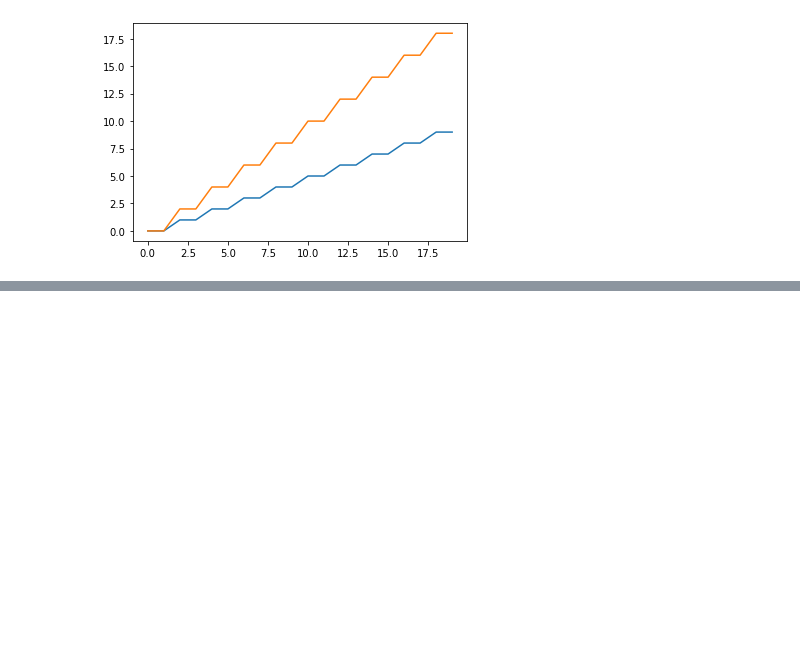
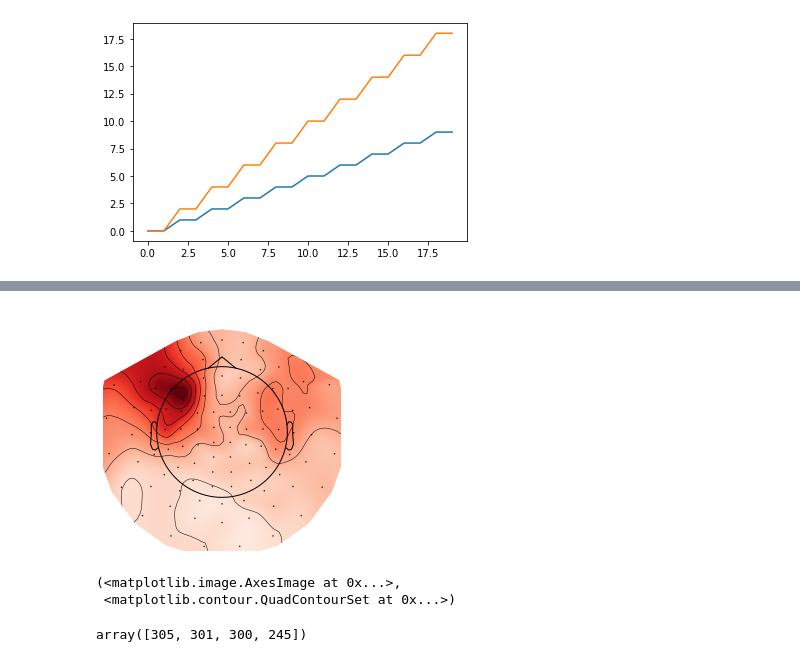
Before and after one commit to ricsinaruto/MEG-transfer-decoding, a Jupyter notebook: scripts/stats.ipynb, the cells around one changed output, grey strips where cells are left out. Saved outputs shown, nothing was run; the diff lists cells and outputs as text; code cells hidden in the pictures; blank space fills up the shorter version.

```diff
--- a/scripts/stats.ipynb
+++ b/scripts/stats.ipynb
@@ -65,0 +87,15 @@ plt.xlim([-1000, 1150])
+# %%
+raw = raw.pick('grad')
+# %%
+grads = []
+for i in range(102):
+    grads.append(raw.info['chs'][i*2]['loc'][:3])
+
+grads = np.array(grads)
+dist_matrix = distance_matrix(grads, grads)
+# %%
+closest_k = []
+k = 1
+for i in range(102):
+    idx = np.argpartition(dist_matrix[i], k)
+    closest_k.append(idx[:k])
@@ -65,0 +117,16 @@ plt.xlim([-1000, 1150])
+# %%
+channels = np.array([1] * 102)
+channels[list(closest_k[100])] = 0
+# %%
+chn_type = 'mag'
+raw = raw.pick(chn_type)
+mne.viz.plot_topomap(channels, raw.info, ch_type=chn_type)
+# %% [output]
+[figure, added]
+(<matplotlib.image.AxesImage at 0x...>,
+ <matplotlib.contour.QuadContourSet at 0x...>)
+# %%
+a = np.arange(306)
+a[~np.array([0,4,5,60])]
+# %% [output]
+array([305, 301, 300, 245])
```
Also changed, not shown: parts of 11 cells of this notebook, 11 other files.
